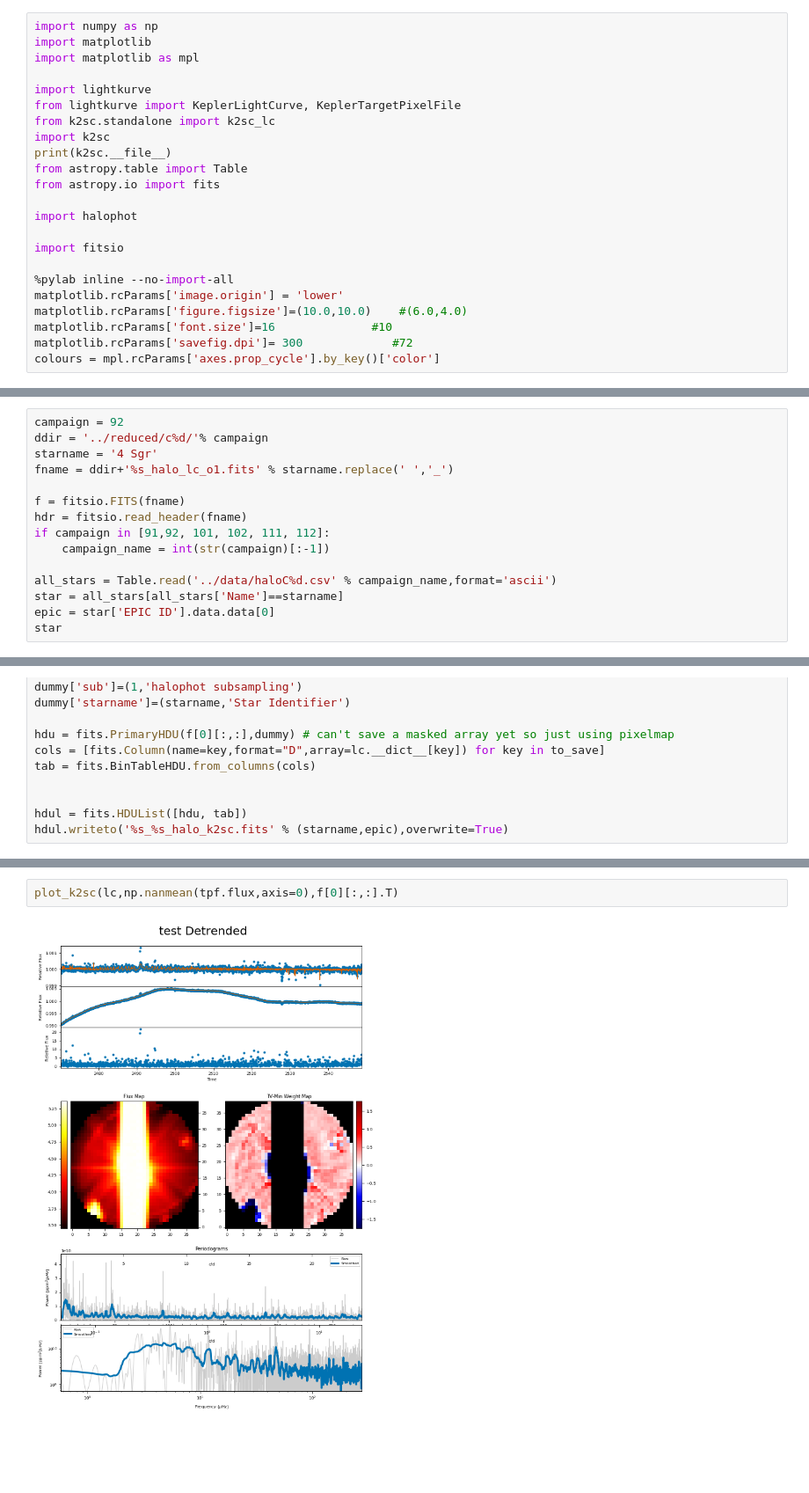
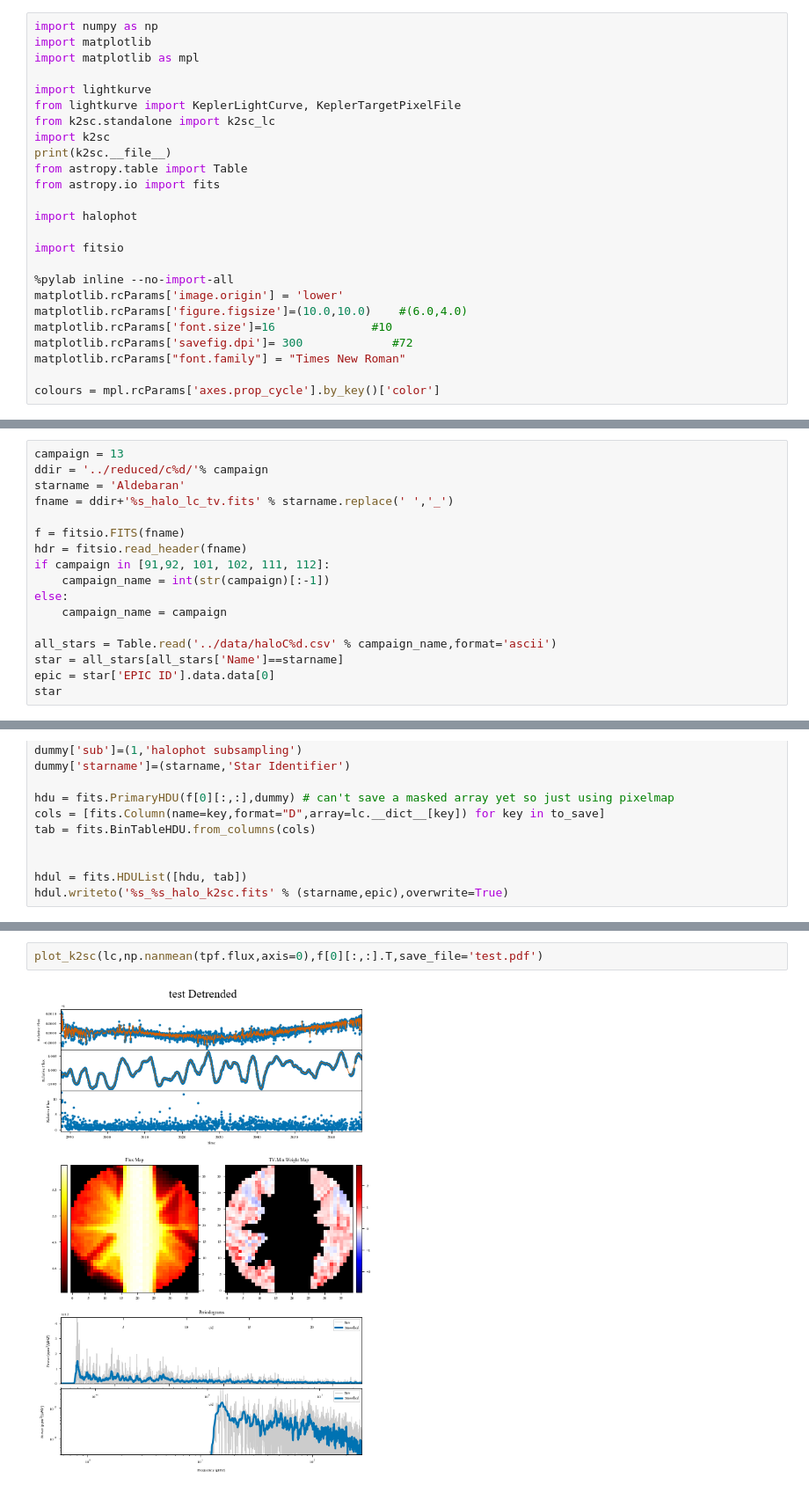
Before and after one commit to benjaminpope/k2halo, a Jupyter notebook: notebooks/k2sc_stars.ipynb, the cells around one changed output, grey strips where cells are left out. Shown at 88% size. Cells and saved outputs as stored; diff of their text form; blank space fills up the shorter version.

```diff
--- a/notebooks/k2sc_stars.ipynb
+++ b/notebooks/k2sc_stars.ipynb
@@ -20,6 +20,8 @@ matplotlib.rcParams['image.origin'] = 'lower'
 matplotlib.rcParams['figure.figsize']=(10.0,10.0)    #(6.0,4.0)
 matplotlib.rcParams['font.size']=16              #10
 matplotlib.rcParams['savefig.dpi']= 300             #72
+matplotlib.rcParams["font.family"] = "Times New Roman"
+
 colours = mpl.rcParams['axes.prop_cycle'].by_key()['color']
 # %% [output]
 /anaconda3/lib/python3.7/site-packages/K2SC-1.0-py3.7.egg/k2sc/__init__.py
@@ -27,13 +49,15 @@ Populating the interactive namespace from numpy and matplotlib
 # %%
-campaign = 92
+campaign = 13
 ddir = '../reduced/c%d/'% campaign
-starname = '4 Sgr'
-fname = ddir+'%s_halo_lc_o1.fits' % starname.replace(' ','_')
+starname = 'Aldebaran'
+fname = ddir+'%s_halo_lc_tv.fits' % starname.replace(' ','_')
 
 f = fitsio.FITS(fname)
 hdr = fitsio.read_header(fname)
 if campaign in [91,92, 101, 102, 111, 112]:
     campaign_name = int(str(campaign)[:-1])
+else:
+    campaign_name = campaign
 
 all_stars = Table.read('../data/haloC%d.csv' % campaign_name,format='ascii')
 star = all_stars[all_stars['Name']==starname]
@@ -210,4 +283,4 @@ def plot_lc(ax1,time,lc,name,trend=None,title=False):
 # %%
-plot_k2sc(lc,np.nanmean(tpf.flux,axis=0),f[0][:,:].T)
+plot_k2sc(lc,np.nanmean(tpf.flux,axis=0),f[0][:,:].T,save_file='test.pdf')
 # %% [output]
-[figure, old version]
+[figure, new version]
```
Also changed, not shown: parts of 11 cells of this notebook, 6 other files.
